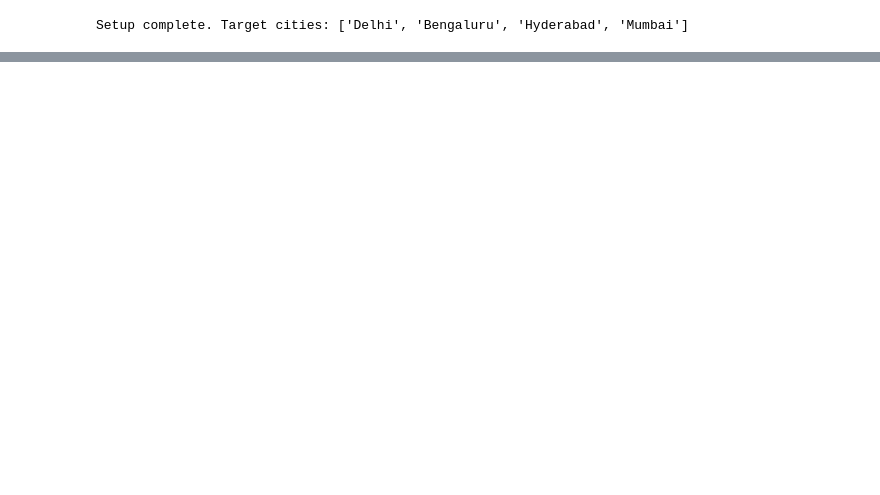
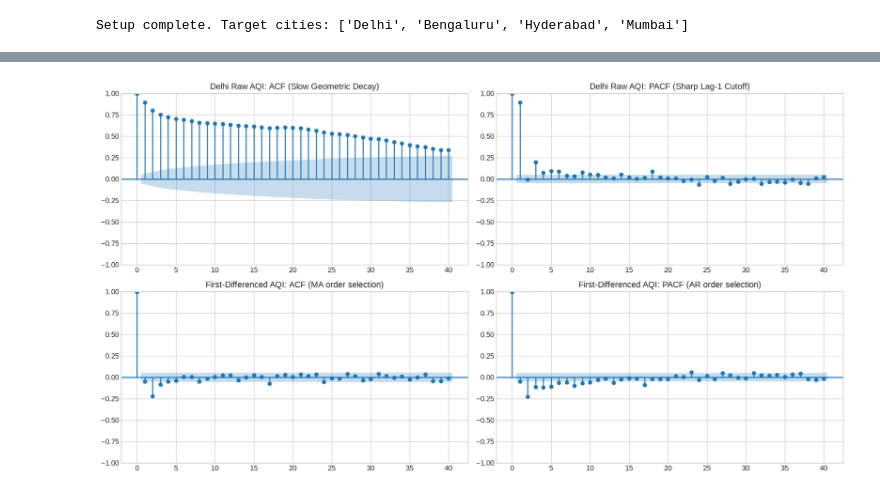
Before and after one commit to darshanashok-dev/air, a Jupyter notebook: 02_baselines_sarima.ipynb, the cells around one changed output, grey strips where cells are left out. Saved outputs shown, nothing was run; the diff lists cells and outputs as text; code cells hidden in the pictures; blank space fills up the shorter version.

```diff
--- a/02_baselines_sarima.ipynb
+++ b/02_baselines_sarima.ipynb
@@ -161,0 +246,17 @@ We visualize the test actuals against Naive ($t-1$) and Seasonal Naive ($t-7$) p
+# %%
+fig, axes = plt.subplots(2, 2, figsize=(15, 8))
+
+# Raw series ACF/PACF
+plot_acf(delhi_train, lags=40, ax=axes[0, 0], title="Delhi Raw AQI: ACF (Slow Geometric Decay)")
+plot_pacf(delhi_train, lags=40, ax=axes[0, 1], method='ywm', title="Delhi Raw AQI: PACF (Sharp Lag-1 Cutoff)")
+
+# Differenced series ACF/PACF
+diff_train = delhi_train.diff().dropna()
+plot_acf(diff_train, lags=40, ax=axes[1, 0], title="First-Differenced AQI: ACF (MA order selection)")
+plot_pacf(diff_train, lags=40, ax=axes[1, 1], method='ywm', title="First-Differenced AQI: PACF (AR order selection)")
+
+plt.tight_layout()
+plt.savefig('eda_plots/08_acf_pacf_diagnostics.png', dpi=200)
+plt.show()
+# %% [output]
+[figure, added]
```
Also changed, not shown: parts of 18 cells of this notebook, 4 other files.
